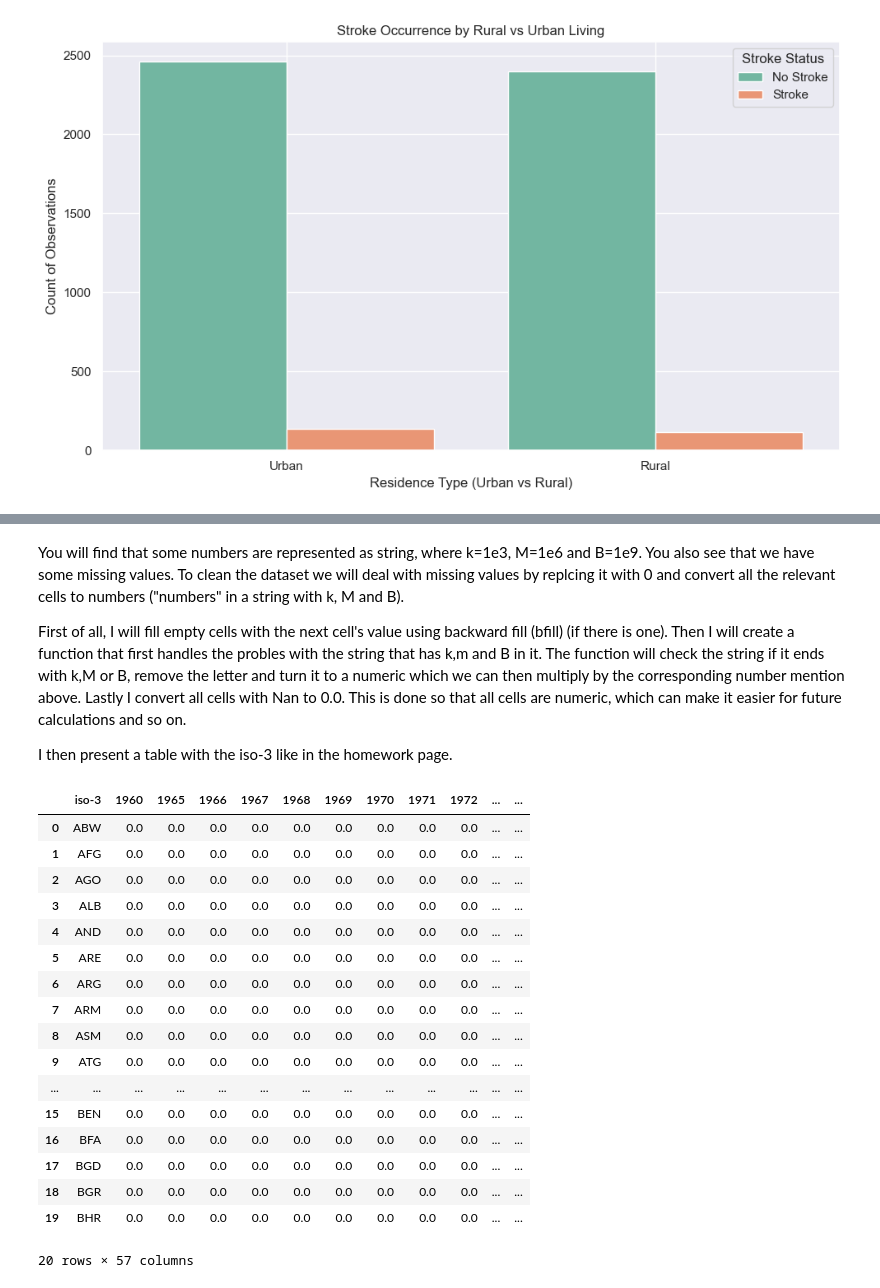
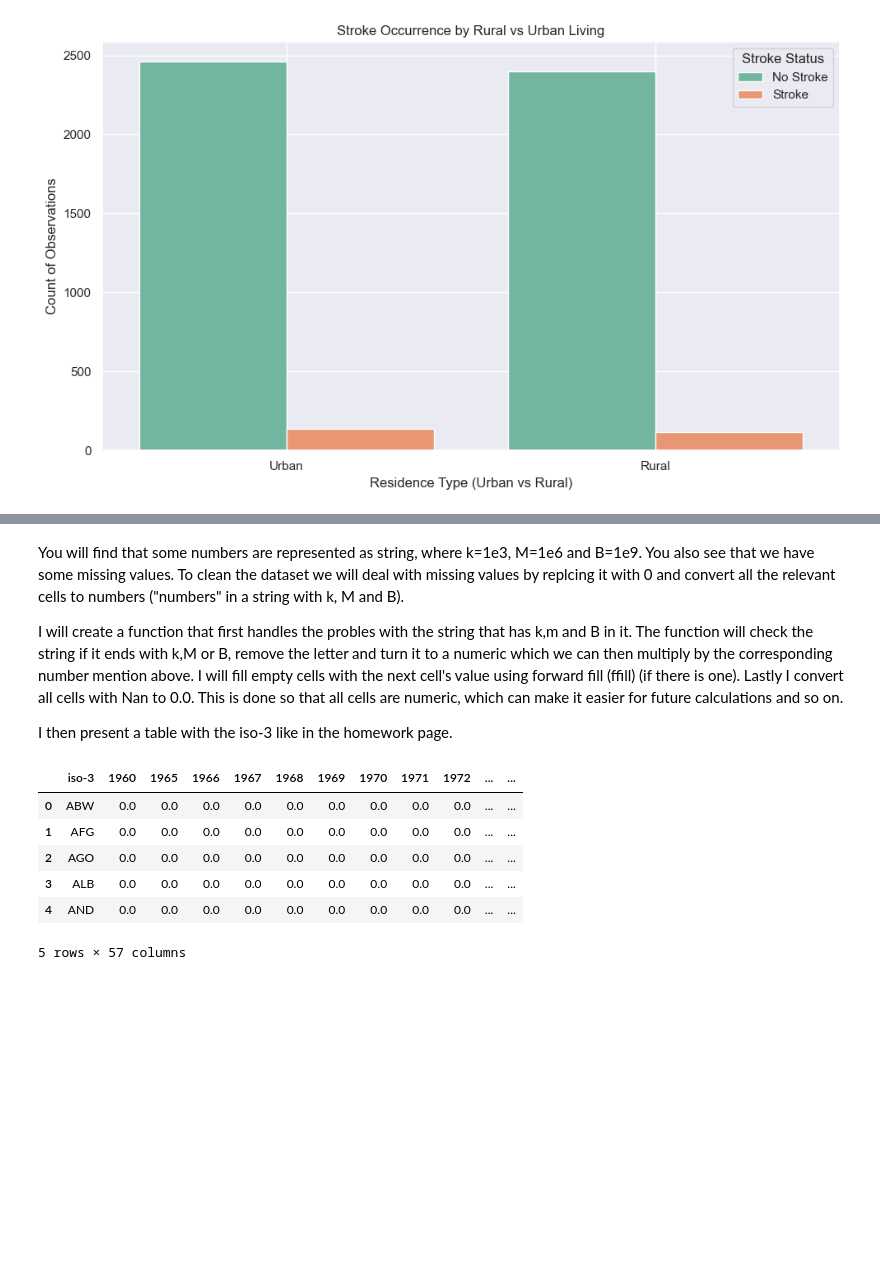
Before and after one commit to alxsbk/su-mt4007, a Jupyter notebook: HW3/hw3.ipynb, the cells around one changed output, grey strips where cells are left out. Saved outputs shown, nothing was run; the diff lists cells and outputs as text; code cells hidden in the pictures; blank space fills up the shorter version.

```diff
--- a/HW3/hw3.ipynb
+++ b/HW3/hw3.ipynb
@@ -413,54 +400,37 @@ df_phone.head()
 # %% [markdown]
 You will find that some numbers are represented as string, where k=1e3, M=1e6 and B=1e9. You also see that we have some missing values. To clean the dataset we will deal with missing values by replcing it with 0 and convert all the relevant cells to numbers ("numbers" in a string with k, M and B).
 
-First of all, I will fill empty cells with the next cell's value using backward fill (bfill) (if there is one). Then I will create a function that first handles the probles with the string that has k,m and B in it. The function will check the string if it ends with k,M or B, remove the letter and turn it to a numeric which we can then multiply by the corresponding number mention above. Lastly I convert all cells with Nan to 0.0. This is done so that all cells are numeric, which can make it easier for future calculations and so on.
+I will create a function that first handles the probles with the string that has k,m and B in it. The function will check the string if it ends with k,M or B, remove the letter and turn it to a numeric which we can then multiply by the corresponding number mention above. I will fill empty cells with the next cell's value using forward fill (ffill) (if there is one). Lastly I convert all cells with Nan to 0.0. This is done so that all cells are numeric, which can make it easier for future calculations and so on.
 
 I then present a table with the iso-3 like in the homework page.
 # %%
-df_filled = df_phone.bfill()
+import pandas as pd
+import numpy as np
 
 def convert_to_numeric(value):
     if isinstance(value, str):
-        value = value.strip().lower()
-        if 'k' in value:
-            return float(value.replace('k', '')) * 1e3
-        elif 'm' in value:
-            return float(value.replace('m', '')) * 1e6
-        elif 'b' in value:
-            return float(value.replace('b', '')) * 1e9
-    try:
-        return float(value)
-    except (ValueError, TypeError):
-        return np.nan
+        multipliers = {'k': 1e3, 'M': 1e6, 'B': 1e9}
+        try:
+            return float(value[:-1]) * multipliers.get(value[-1], 1)
+        except ValueError:
+            return np.nan
+    return value
 
 
-df_final = df_filled.copy()
-for col in df_final.columns[1:]:
-    df_final[col] = df_final[col].apply(convert_to_numeric)
+for col in df_phone.columns[1:]:
+    df_phone[col] = df_phone[col].apply(convert_to_numeric)
 
 
+df_phone.update(df_phone[df_phone.columns[1:]].apply(pd.to_numeric, errors='coerce'))
+df_phone[df_phone.columns[1:]] = df_phone[df_phone.columns[1:]].ffill(axis=1)
 
-df_final = df_final.fillna(0.0)
-
-
-df_final.head(20)
+df_phone.head()
 # %% [output]
 |  | iso-3 | 1960 | 1965 | 1966 | 1967 | 1968 | 1969 | 1970 | 1971 | 1972 | ... | ... |
 | 0 | ABW | 0.0 | 0.0 | 0.0 | 0.0 | 0.0 | 0.0 | 0.0 | 0.0 | 0.0 | ... | ... |
 | 1 | AFG | 0.0 | 0.0 | 0.0 | 0.0 | 0.0 | 0.0 | 0.0 | 0.0 | 0.0 | ... | ... |
 | 2 | AGO | 0.0 | 0.0 | 0.0 | 0.0 | 0.0 | 0.0 | 0.0 | 0.0 | 0.0 | ... | ... |
 | 3 | ALB | 0.0 | 0.0 | 0.0 | 0.0 | 0.0 | 0.0 | 0.0 | 0.0 | 0.0 | ... | ... |
 | 4 | AND | 0.0 | 0.0 | 0.0 | 0.0 | 0.0 | 0.0 | 0.0 | 0.0 | 0.0 | ... | ... |
-| 5 | ARE | 0.0 | 0.0 | 0.0 | 0.0 | 0.0 | 0.0 | 0.0 | 0.0 | 0.0 | ... | ... |
-| 6 | ARG | 0.0 | 0.0 | 0.0 | 0.0 | 0.0 | 0.0 | 0.0 | 0.0 | 0.0 | ... | ... |
-| 7 | ARM | 0.0 | 0.0 | 0.0 | 0.0 | 0.0 | 0.0 | 0.0 | 0.0 | 0.0 | ... | ... |
-| 8 | ASM | 0.0 | 0.0 | 0.0 | 0.0 | 0.0 | 0.0 | 0.0 | 0.0 | 0.0 | ... | ... |
-| 9 | ATG | 0.0 | 0.0 | 0.0 | 0.0 | 0.0 | 0.0 | 0.0 | 0.0 | 0.0 | ... | ... |
-| ... | ... | ... | ... | ... | ... | ... | ... | ... | ... | ... | ... | ... |
-| 15 | BEN | 0.0 | 0.0 | 0.0 | 0.0 | 0.0 | 0.0 | 0.0 | 0.0 | 0.0 | ... | ... |
-| 16 | BFA | 0.0 | 0.0 | 0.0 | 0.0 | 0.0 | 0.0 | 0.0 | 0.0 | 0.0 | ... | ... |
-| 17 | BGD | 0.0 | 0.0 | 0.0 | 0.0 | 0.0 | 0.0 | 0.0 | 0.0 | 0.0 | ... | ... |
-| 18 | BGR | 0.0 | 0.0 | 0.0 | 0.0 | 0.0 | 0.0 | 0.0 | 0.0 | 0.0 | ... | ... |
-| 19 | BHR | 0.0 | 0.0 | 0.0 | 0.0 | 0.0 | 0.0 | 0.0 | 0.0 | 0.0 | ... | ... |
-20 rows × 57 columns
+5 rows × 57 columns
 # %%
```
Also changed, not shown: parts of 3 cells of this notebook, 2 other files.
